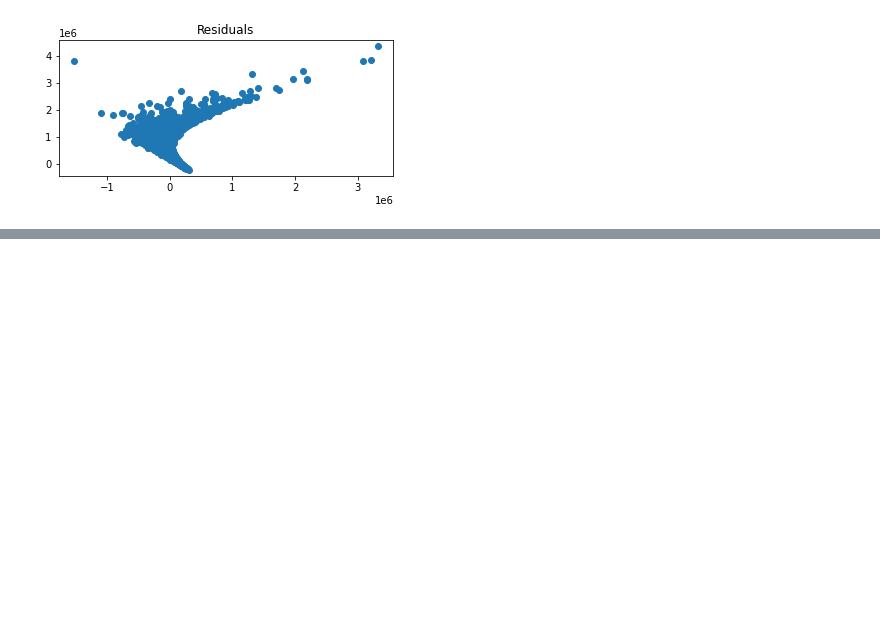
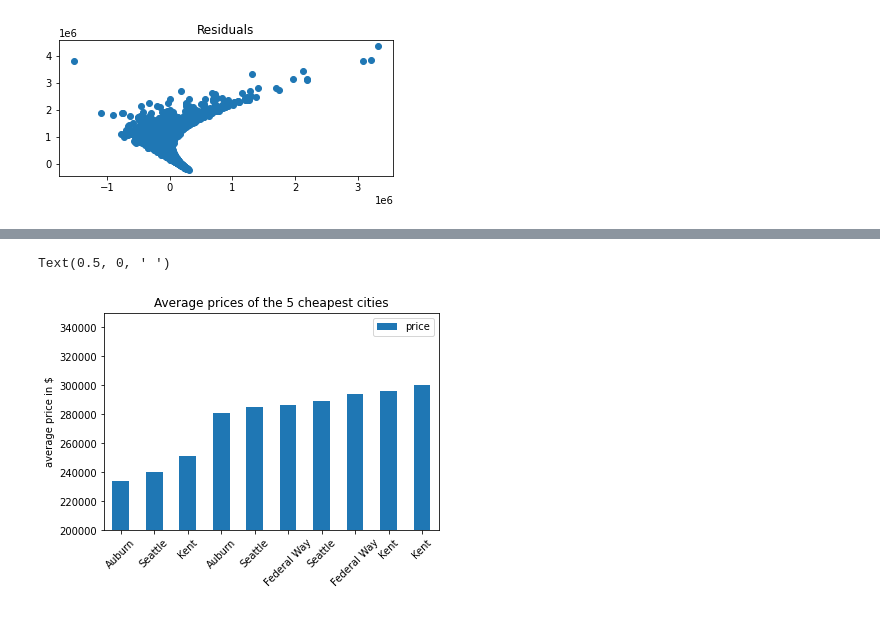
Before and after one commit to christine-berlin/house_price_predictions, a Jupyter notebook: notebooks/EDA.ipynb, the cells around one changed output, grey strips where cells are left out. Cells and saved outputs as stored; diff of their text form; code cells hidden in the pictures; blank space fills up the shorter version.

```diff
--- a/notebooks/EDA.ipynb
+++ b/notebooks/EDA.ipynb
@@ -351,0 +367,5 @@ _ = ax.scatter(residual, pred_val)
+# %%
+def get_location(code):
+    zcdb = ZipCodeDatabase()
+    zipcode = zcdb[code]
+    return zipcode.city
@@ -351,0 +385,14 @@ _ = ax.scatter(residual, pred_val)
+# %%
+b = df_king_county.groupby('zipcode').price.mean().sort_values().head(10)
+
+dfb = pd.DataFrame({'zipcode': [get_location(z) for z in b.index], 'price': b.values})
+axb = plt.subplot()
+figb = dfb.plot(kind = 'bar', x = 'zipcode', y = 'price', ax = axb)
+plt.xticks(rotation=45)
+plt.ylabel('average price in $')
+plt.title('Average prices of the 5 cheapest cities')
+plt.ylim(200000,350000)
+plt.xlabel(' ')
+# %% [output]
+Text(0.5, 0, ' ')
+[figure, added]
```
Also changed, not shown: parts of 25 cells of this notebook.
